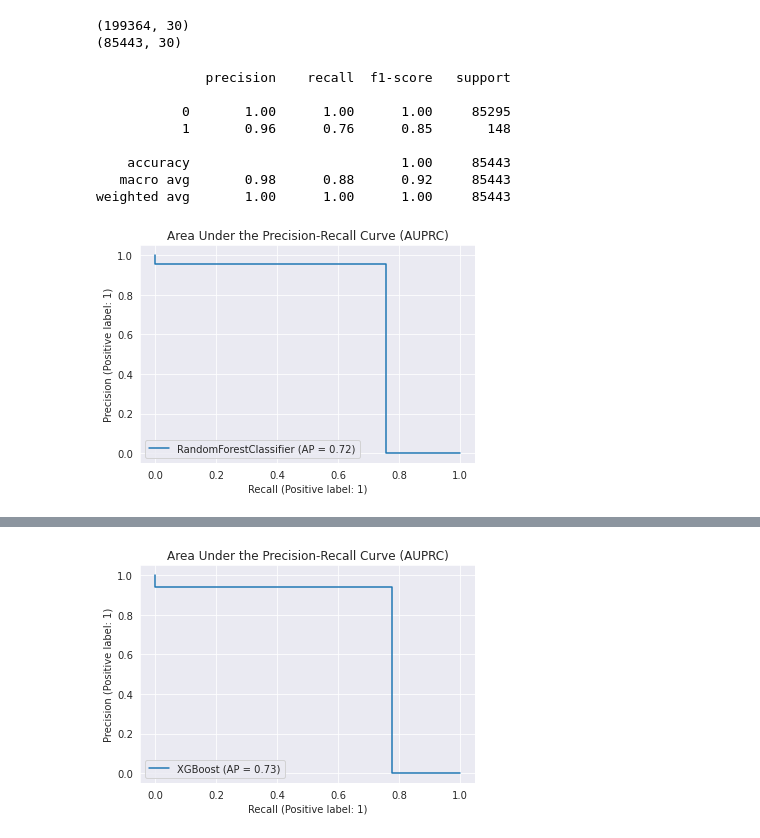
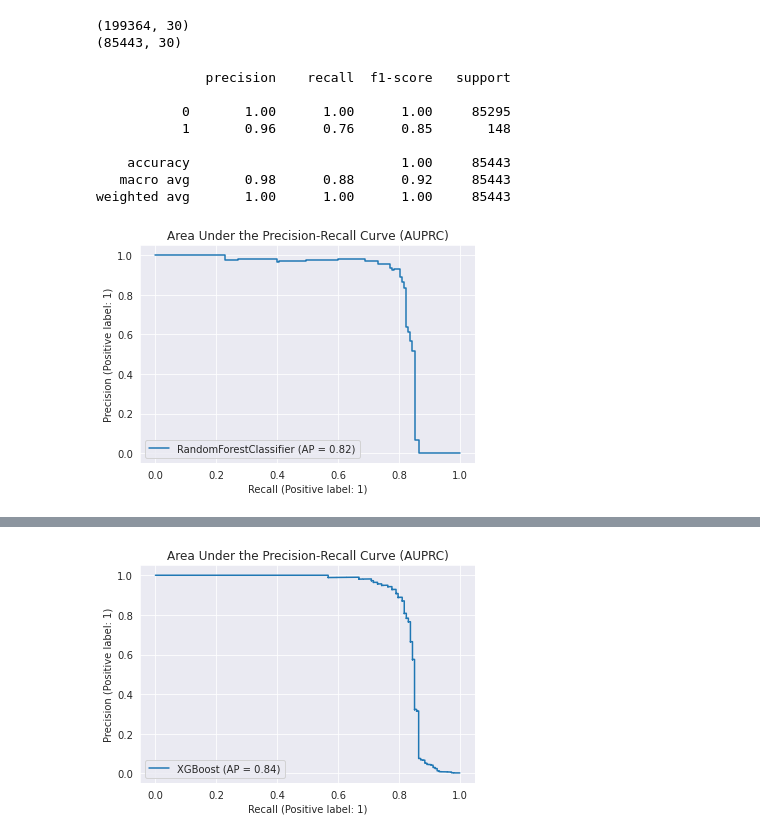
Before and after one commit to AtakanYuksel/credit-card-fraud-detection, a Jupyter notebook: main.ipynb, the cells around one changed output, grey strips where cells are left out. Drawn from its saved outputs; the diff is of its cells as text; code cells hidden in the pictures.

Commit message:
predict_proba for auprc

```diff
--- a/main.ipynb
+++ b/main.ipynb
@@ -95,10 +95,12 @@ from sklearn.ensemble import RandomForestClassifier
 
 rfc = make_pipeline(StandardScaler(), RandomForestClassifier(n_jobs=-1, random_state=42))
 rfc.fit(X_train.to_numpy(), y_train.to_numpy())
-rfc_pred = rfc.predict(X_test.to_numpy())
+
+rfc_pred = rfc.predict(X_test)
+rfc_proba = rfc.predict_proba(X_test)[:, 1]
 
 print(classification_report(y_test, rfc_pred))
-display = PrecisionRecallDisplay.from_predictions(y_test, rfc_pred, name="RandomForestClassifier").ax_.set_title("Area Under the Precision-Recall Curve (AUPRC)")
+display = PrecisionRecallDisplay.from_predictions(y_test, rfc_proba, name="RandomForestClassifier").ax_.set_title("Area Under the Precision-Recall Curve (AUPRC)")
 # %% [output]
               precision    recall  f1-score   support
 
@@ -108,15 +110,16 @@ display = PrecisionRecallDisplay.from_predictions(y_test, rfc_pred, name="Random
     accuracy                           1.00     85443
    macro avg       0.98      0.88      0.92     85443
 weighted avg       1.00      1.00      1.00     85443
-[figure, old version]
+[figure, new version]
 # %%
 from xgboost import XGBClassifier
 
 xgb = make_pipeline(StandardScaler(), XGBClassifier(random_state=42))
-xgb.fit(X_train.to_numpy(), y_train.to_numpy())
+xgb.fit(X_train, y_train)
 
-xgb_pred = xgb.predict(X_test.to_numpy())
+xgb_pred = xgb.predict(X_test)
+xgb_proba = xgb.predict_proba(X_test)[:, 1]
 
 print(classification_report(y_test, xgb_pred))
-display = PrecisionRecallDisplay.from_predictions(y_test, xgb_pred, name="XGBoost").ax_.set_title("Area Under the Precision-Recall Curve (AUPRC)")
+display = PrecisionRecallDisplay.from_predictions(y_test, xgb_proba, name="XGBoost").ax_.set_title("Area Under the Precision-Recall Curve (AUPRC)")
 # %% [output]
@@ -124,11 +127,11 @@ display = PrecisionRecallDisplay.from_predictions(y_test, xgb_pred, name="XGBoos
               precision    recall  f1-score   support
 
            0       1.00      1.00      1.00     85295
            1       0.94      0.78      0.85       148
 
     accuracy                           1.00     85443
    macro avg       0.97      0.89      0.93     85443
 weighted avg       1.00      1.00      1.00     85443
-[figure, old version]
+[figure, new version]
 # %%
 from sklearn.linear_model import SGDClassifier
```
Also changed, not shown: parts of 4 cells of this notebook.
